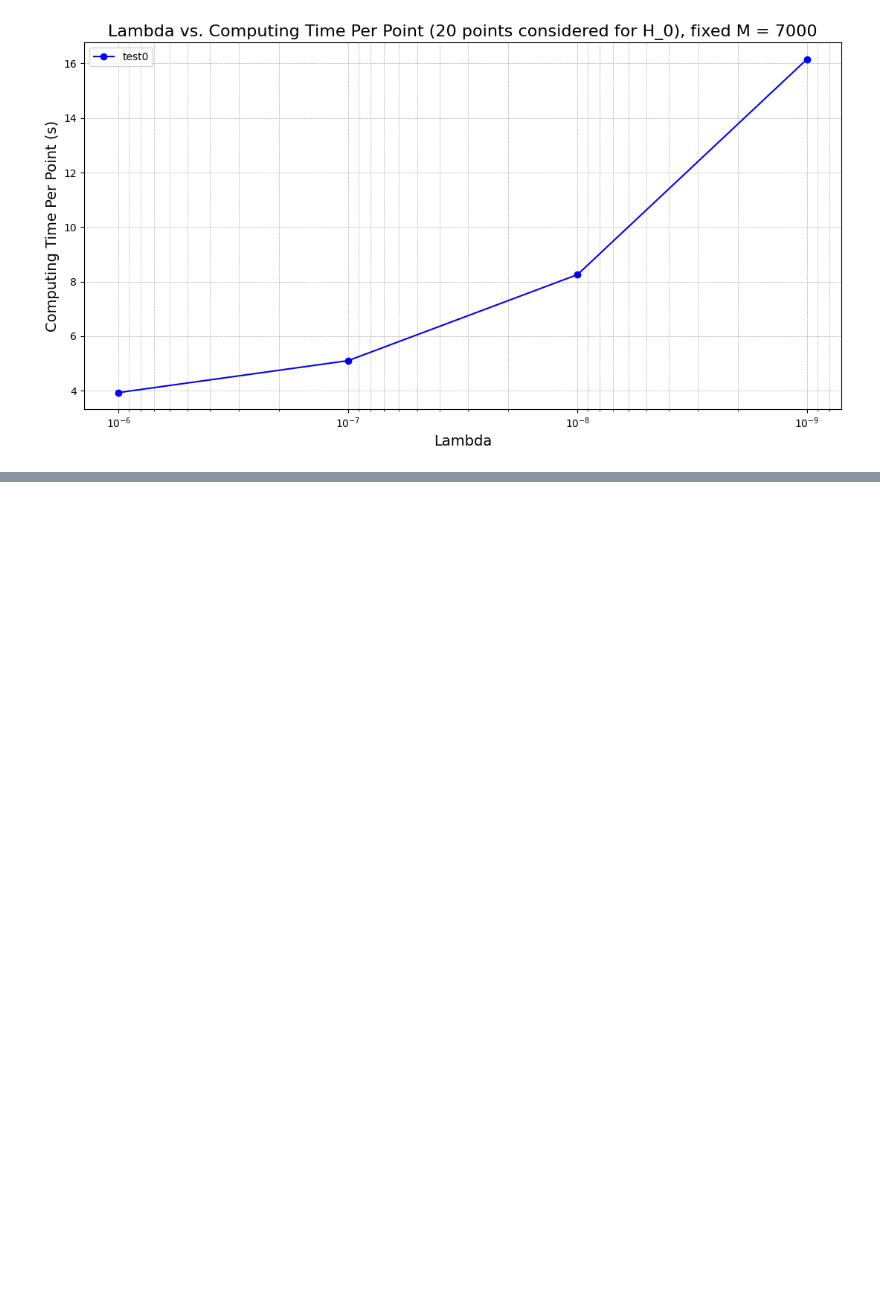
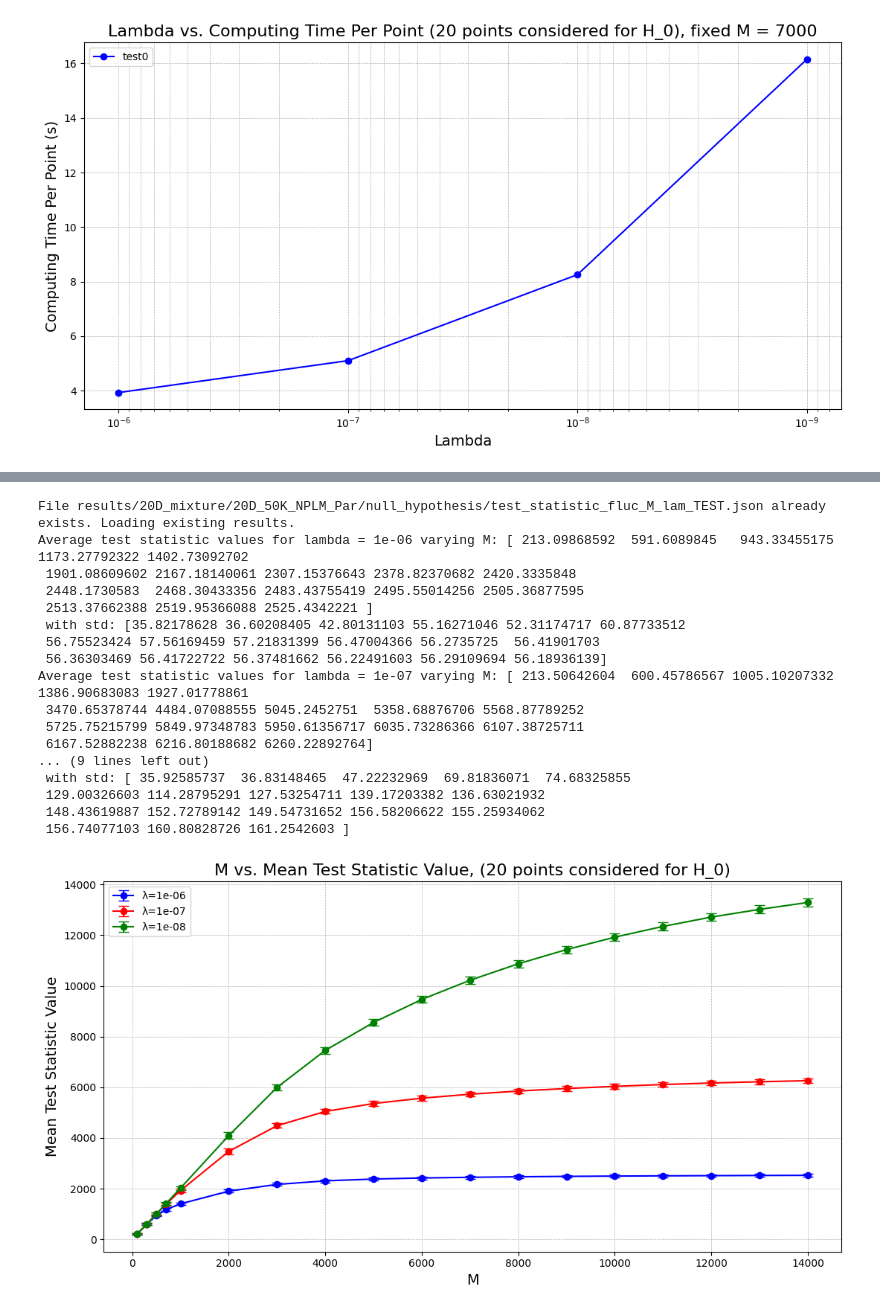
Before and after one commit to TwoSampleTests/NPLM_Parameters_Tuning, a Jupyter notebook: notebooks/Analysis_20D_mixture_50_NPLMPar.ipynb, the cells around one changed output, grey strips where cells are left out. Saved outputs shown, nothing was run; the diff lists cells and outputs as text; code cells hidden in the pictures; blank space fills up the shorter version.

```diff
--- a/notebooks/Analysis_20D_mixture_50_NPLMPar.ipynb
+++ b/notebooks/Analysis_20D_mixture_50_NPLMPar.ipynb
@@ -691,0 +886,71 @@ plt.show()
+# %%
+file = null_hypotheses_dir + f"test_statistic_fluc_M_lam_TEST.json"
+
+null_hp_times = np.zeros((len(lam_list), len(M_list)))
+metric_values = np.zeros((len(lam_list), len(M_list), niter))
+
+if os.path.exists(file):
+    print(f"File {file} already exists. Loading existing results.")
+    with open(file, "r") as f:
+        results = json.load(f)
+    lam_list = [lam for result in results for lam in result["lam"].keys()]
+    lam_list = np.array(lam_list)
+    M_list = [item["M"] for item in results[0]["lam"][lam_list[0]]]
+    for i, result in enumerate(results):
+        for lam, lam_data in result["lam"].items():
+            for j, M_data in enumerate(lam_data):  # For each M value in the lambda
+
+                null_hp_times[i, j] = M_data["computing_time"]
+                metric_values[i, j] = M_data["metric_list"]
+                null_hp_times = np.array(null_hp_times)
+                metric_values = np.array(metric_values)
+
+else:
+    print("file does not exist")
+
+
+color_list = ['b','r','g']
+label_list = [f'λ={lam}' for lam in lam_list]
+
+avg_test_stat = np.zeros((len(lam_list), len(M_list)))
+std_test_stat = np.zeros((len(lam_list), len(M_list)))
+
+for i, lam in enumerate(lam_list):
+    for j, m in enumerate(M_list):
+        avg_test_stat[i,j] = (np.mean(metric_values[i,j]))
+        std_test_stat[i,j] = (np.std(metric_values[i,j]))
+    print(f"Average test statistic values for lambda = {lam} varying M: {avg_test_stat[i]}\n"
+          f" with std: {std_test_stat[i]}")
+
+plt.figure(figsize=(11, 6))
+for i in range(len(lam_list)):
+    plt.errorbar(M_list, avg_test_stat[i], std_test_stat[i], capsize=5 ,marker='o', linestyle='-', color = color_list[i], label = label_list[i])
+
+plt.xlabel("M", fontsize=14)
+plt.ylabel("Mean Test Statistic Value", fontsize=14)
+plt.title(f"M vs. Mean Test Statistic Value, ({niter} points considered for H_0)", fontsize=16)
+plt.grid(True, which="both", linestyle="--", linewidth=0.5)
+plt.tight_layout()
+plt.legend()
+
+plt.savefig(null_hypotheses_dir+"Test_statistic_fluc_vs_M.pdf", format="pdf")
+plt.show()
+# %% [output]
+File results/20D_mixture/20D_50K_NPLM_Par/null_hypothesis/test_statistic_fluc_M_lam_TEST.json already exists. Loading existing results.
+Average test statistic values for lambda = 1e-06 varying M: [ 213.09868592  591.6089845   943.33455175 1173.27792322 1402.73092702
+ 1901.08609602 2167.18140061 2307.15376643 2378.82370682 2420.3335848
+ 2448.1730583  2468.30433356 2483.43755419 2495.55014256 2505.36877595
+ 2513.37662388 2519.95366088 2525.4342221 ]
+ with std: [35.82178628 36.60208405 42.80131103 55.16271046 52.31174717 60.87733512
+ 56.75523424 57.56169459 57.21831399 56.47004366 56.2735725  56.41901703
+ 56.36303469 56.41722722 56.37481662 56.22491603 56.29109694 56.18936139]
+Average test statistic values for lambda = 1e-07 varying M: [ 213.50642604  600.45786567 1005.10207332 1386.90683083 1927.01778861
+ 3470.65378744 4484.07088555 5045.2452751  5358.68876706 5568.87789252
+ 5725.75215799 5849.97348783 5950.61356717 6035.73286366 6107.38725711
+ 6167.52882238 6216.80188682 6260.22892764]
+... (9 lines left out)
+ with std: [ 35.92585737  36.83148465  47.22232969  69.81836071  74.68325855
+ 129.00326603 114.28795291 127.53254711 139.17203382 136.63021932
+ 148.43619887 152.72789142 149.54731652 156.58206622 155.25934062
+ 156.74077103 160.80828726 161.2542603 ]
+[figure, added]
```
Also changed, not shown: parts of 8 cells of this notebook, 4 other files.
